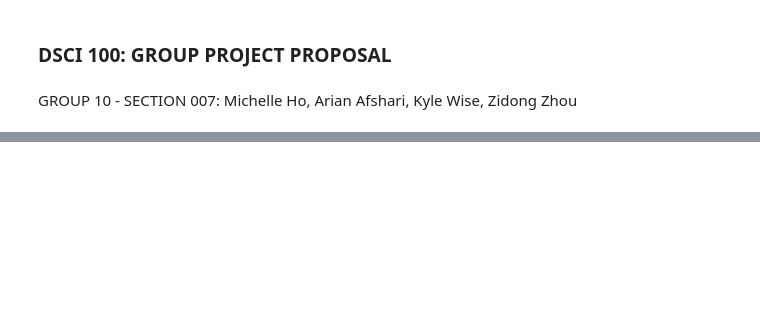
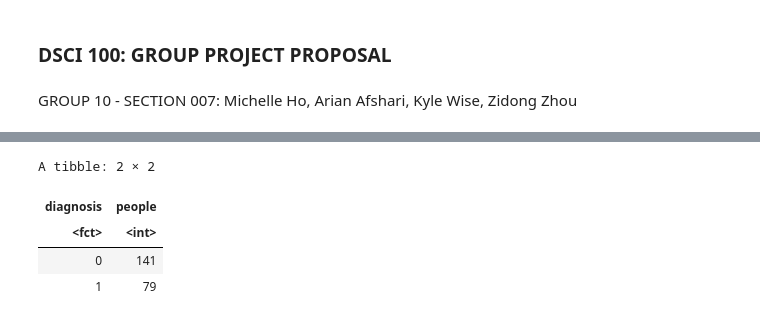
Before and after one commit to GeneRevo/DSCI100-007-Group10, a Jupyter notebook: 007_project_proposal.ipynb, the cells around one changed output, grey strips where cells are left out. Saved outputs shown, nothing was run; the diff lists cells and outputs as text; code cells hidden in the pictures; blank space fills up the shorter version.

```diff
--- a/007_project_proposal.ipynb
+++ b/007_project_proposal.ipynb
@@ -96,3 +113,18 @@ A tibble: 74 × 14
+# %%
+# summarize the training data with a table that reports the number of observations in each class, the means of the predictor variables, and how many rows have missing data
+heart_disease_class_observations <- heart_disease_train |>
+                      group_by(diagnosis = num) |>
+                      summarize(people = n())
+heart_disease_class_observations
+
+# those that have a diagnoses have a num value of 1, indicating that there is more than 50% blood vessels diameter narrowing
+# those that do not have a diagnoses have a num value of 0, indicating that there is more than 50% blood vessels diameter narrowing
+# %% [output]
+A tibble: 2 × 2
+| diagnosis | people |
+| <fct> | <int> |
+| 0 | 141 |
+| 1 | 79 |
 # %%
 heart_disease_train[heart_disease_train=="?"]<-NA
 names <- c("sex","cp","fbs","restecg","exang","ca","thal","num","slope")
```
Also changed, not shown: parts of 8 cells of this notebook.
